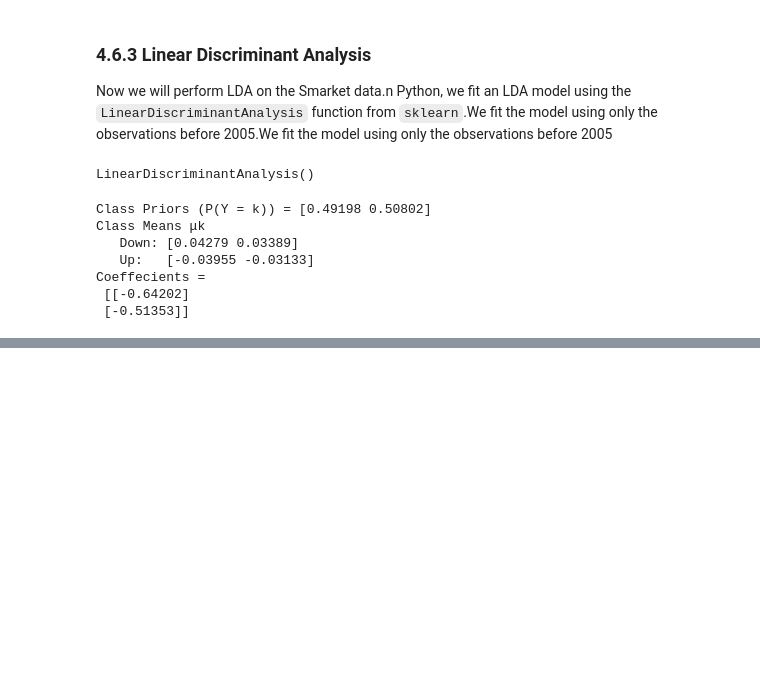
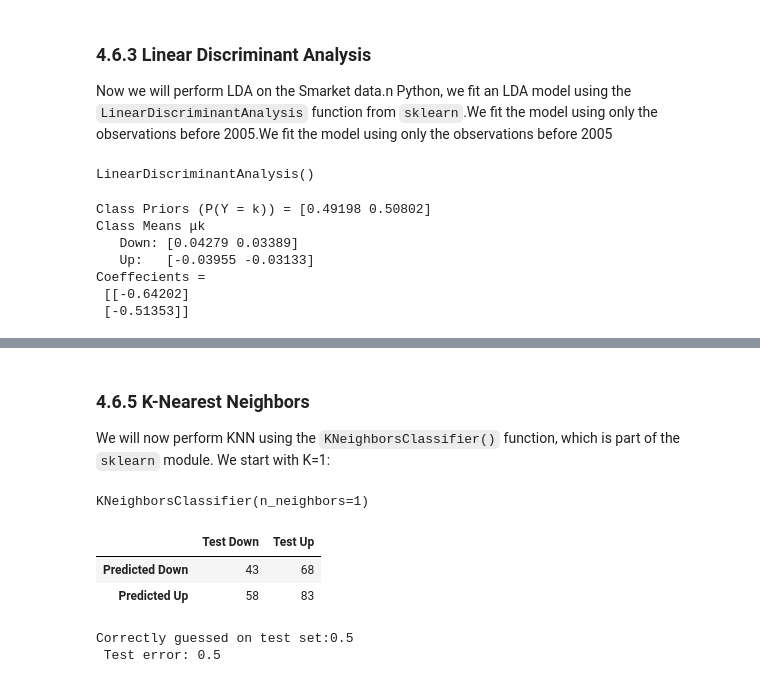
Before and after one commit to alexandrasouly/ISLR-but-python, a Jupyter notebook: Chapter_4_Lab.ipynb, the cells around one changed output, grey strips where cells are left out. Cells and saved outputs as stored; diff of their text form; code cells hidden in the pictures; blank space fills up the shorter version.

```diff
--- a/Chapter_4_Lab.ipynb
+++ b/Chapter_4_Lab.ipynb
@@ -393,0 +467,9 @@ plt.plot()
+# %%
+from sklearn.discriminant_analysis import QuadraticDiscriminantAnalysis as QDA
+
+model = QDA()
+model.fit(X_train, Y_train)
+
+print('Class Priors (P(Y = k)) =', model.priors_)
+print('Class Means μk\n   Down:', model.means_[0], '\n   Up:  ', model.means_[1])
+print('Coeffecients =\n', model.scalings_)
@@ -393,0 +492,24 @@ plt.plot()
+# %% [markdown]
+### 4.6.5 K-Nearest Neighbors
+We will now perform KNN using the `KNeighborsClassifier()` function, which is part of the `sklearn` module.
+We start with K=1:
+# %%
+from sklearn.neighbors import KNeighborsClassifier as KNNC
+
+knn_1 = KNNC(n_neighbors=1)
+knn_1.fit(X_train, train.Direction)
+knn1_pred = knn_1.predict(test[["Lag1", "Lag2"]])
+
+conf_matrix = confusion_matrix(y_true = test["Direction"], y_pred = knn1_pred)
+conf_matrix = pd.DataFrame(conf_matrix,index = ["Predicted Down", "Predicted Up"], columns = ["Test Down", "Test Up"])
+conf_matrix
+test_success = round(np.sum(np.diag(conf_matrix))/conf_matrix.values.sum(),2)
+print(f"Correctly guessed on test set with K=1:{test_success} ")
+print(f" Test error with K=1: {round(1-test_success, 2)}")
+# %% [output]
+KNeighborsClassifier(n_neighbors=1)
+|  | Test Down | Test Up |
+| Predicted Down | 43 | 68 |
+| Predicted Up | 58 | 83 |
+Correctly guessed on test set:0.5
+ Test error: 0.5
```
Also changed, not shown: parts of 31 cells of this notebook, 1 other file.
